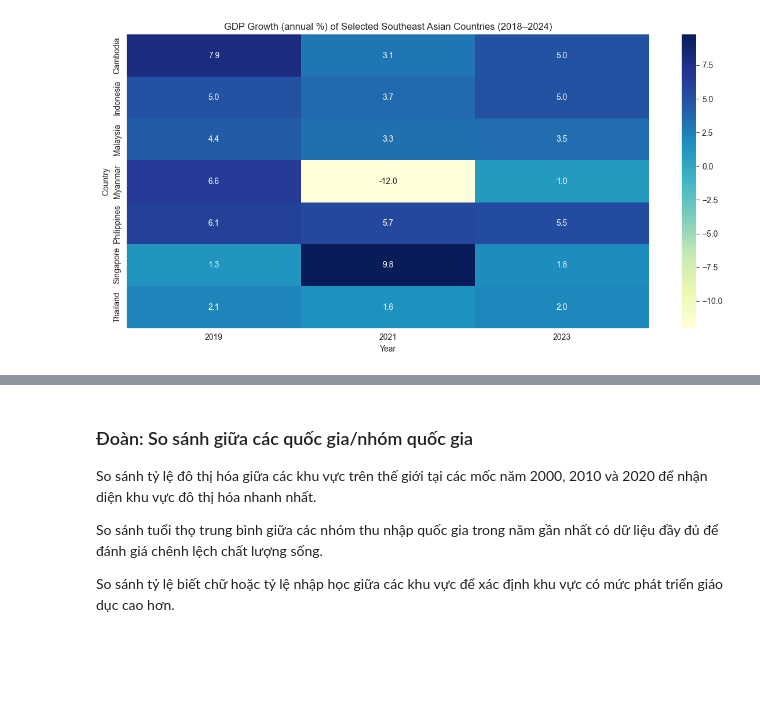
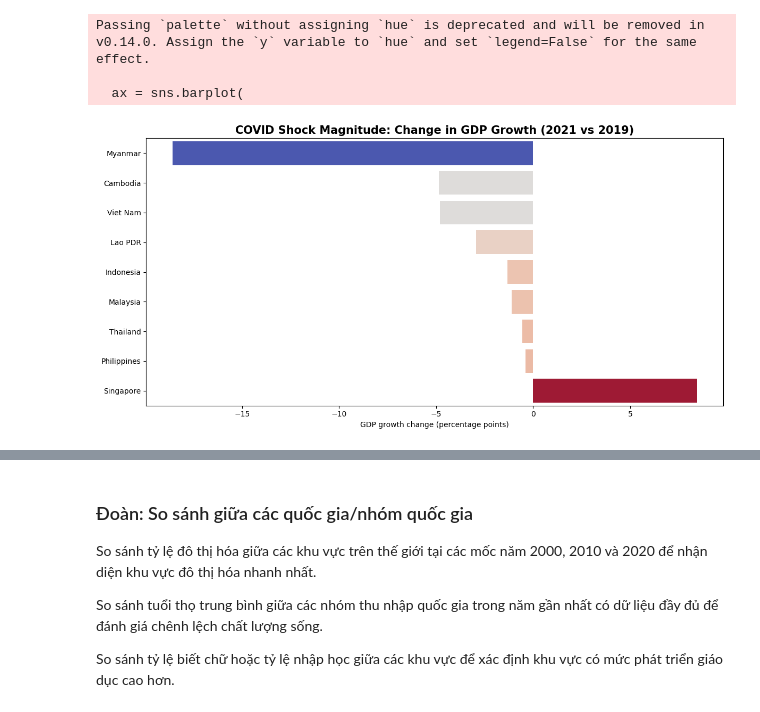
Before and after one commit to tranthanh22/data_visualize_lab2, a Jupyter notebook: lab2.ipynb, the cells around one changed output, grey strips where cells are left out. Drawn from its saved outputs; the diff is of its cells as text; code cells hidden in the pictures; blank space fills up the shorter version.

```diff
--- a/lab2.ipynb
+++ b/lab2.ipynb
@@ -192,20 +188,29 @@ plt.show()
-# %%
-gdp_growth = df_analysis[
-    df_analysis["Series Name"] == "GDP growth (annual %)"
-].copy()
-
-heatmap_data = gdp_growth.pivot_table(
-    index="Country Name",
-    columns="Year",
-    values="Value"
-)
-
-plt.figure(figsize=(12, 6))
-sns.heatmap(heatmap_data, annot=True, fmt=".1f", cmap="YlGnBu")
-plt.title("GDP Growth (annual %) of Selected Southeast Asian Countries (2018–2024)")
-plt.xlabel("Year")
-plt.ylabel("Country")
-plt.tight_layout()
-plt.show()
-# %% [output]
-[figure, removed]
+# %%
+from matplotlib.colors import Normalize
+from matplotlib import cm
+
+# Normalize the Shock_Magnitude values to create a gradient
+norm = Normalize(vmin=shock_df["Shock_Magnitude"].min(), vmax=shock_df["Shock_Magnitude"].max())
+cmap = cm.get_cmap("coolwarm")  # Choose a colormap (e.g., coolwarm, viridis, plasma)
+
+# Map each value to a color
+shock_df["Color"] = shock_df["Shock_Magnitude"].apply(lambda x: cmap(norm(x)))
+
+plt.figure(figsize=(12, 6))
+ax = sns.barplot(
+    data=shock_df,
+    x="Shock_Magnitude",
+    y="Country",
+    palette=shock_df.set_index("Country")["Color"].to_dict()
+)
+
+plt.title("COVID Shock Magnitude: Change in GDP Growth (2021 vs 2019)", fontsize=15, weight="bold")
+plt.xlabel("GDP growth change (percentage points)")
+plt.ylabel("")
+plt.tight_layout()
+plt.show()
+# %% [output]
+Passing `palette` without assigning `hue` is deprecated and will be removed in v0.14.0. Assign the `y` variable to `hue` and set `legend=False` for the same effect.
+
+  ax = sns.barplot(
+[figure, added]
```
Also changed, not shown: parts of 25 cells of this notebook.
